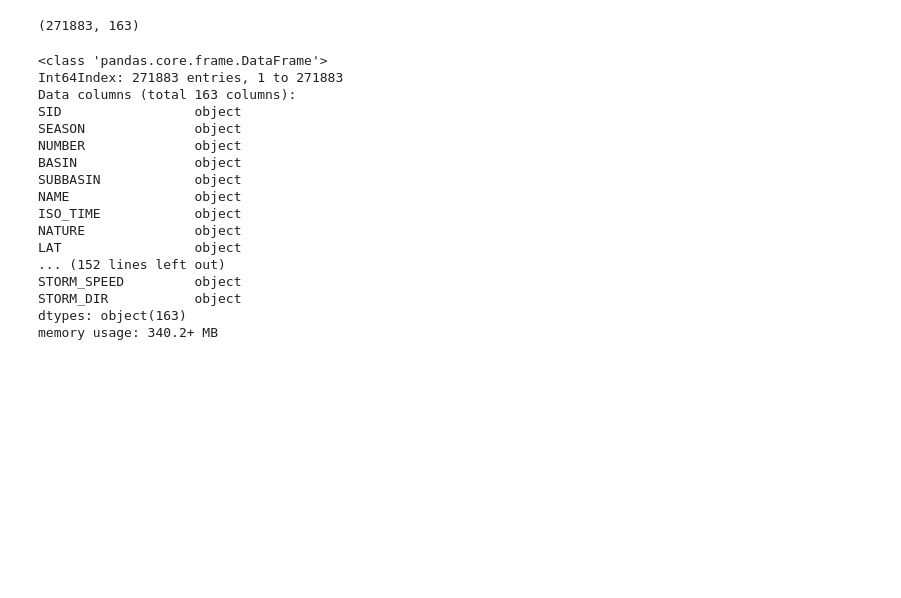
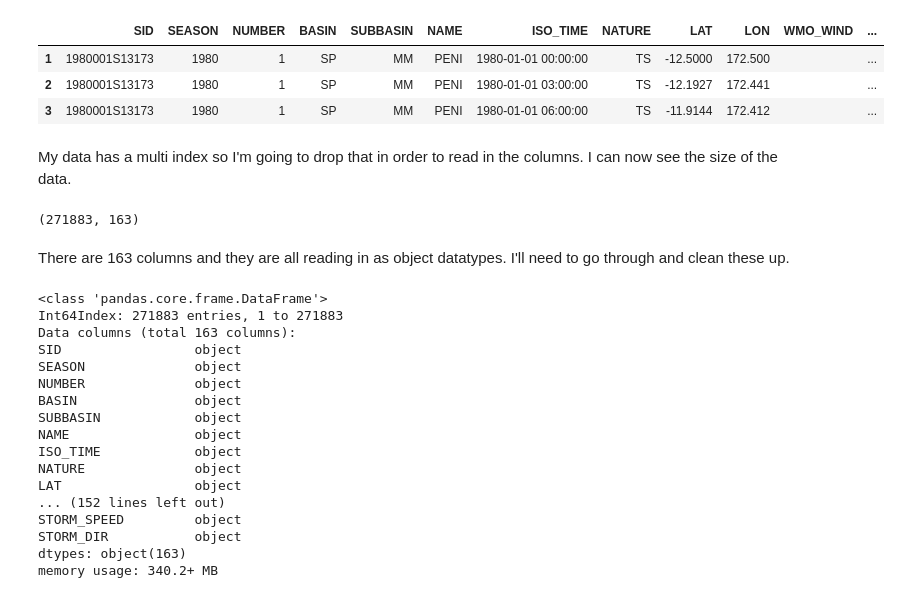
Before and after one commit to christisarv/tropical-storm-classification-project, a Jupyter notebook: Data Exploration; Tropical Storm Classification.ipynb, the cells around one changed output. Saved outputs shown, nothing was run; the diff lists cells and outputs as text; code cells hidden in the pictures; blank space fills up the shorter version.

```diff
--- a/Data Exploration; Tropical Storm Classification.ipynb
+++ b/Data Exploration; Tropical Storm Classification.ipynb
@@ -1,11 +1,23 @@
 # %%
 import pandas as pd
-df = pd.read_csv('data/ibtracs.since1980.list.v04r00.csv', dtype='object')
+df = pd.read_csv('data/ibtracs.since1980.list.v04r00.csv', dtype='object', )
+# %%
+pd.set_option('display.max_columns', None)
+df.head(3)
+# %% [output]
+|  | SID | SEASON | NUMBER | BASIN | SUBBASIN | NAME | ISO_TIME | NATURE | LAT | LON | WMO_WIND | ... |
+| 1 | 1980001S13173 | 1980 | 1 | SP | MM | PENI | 1980-01-01 00:00:00 | TS | -12.5000 | 172.500 |  | ... |
+| 2 | 1980001S13173 | 1980 | 1 | SP | MM | PENI | 1980-01-01 03:00:00 | TS | -12.1927 | 172.441 |  | ... |
+| 3 | 1980001S13173 | 1980 | 1 | SP | MM | PENI | 1980-01-01 06:00:00 | TS | -11.9144 | 172.412 |  | ... |
+# %% [markdown]
+My data has a multi index so I'm going to drop that in order to read in the columns. I can now see the size of the data.
 # %%
 df.drop(index=0, inplace=True)
 df.shape
 # %% [output]
 (271883, 163)
+# %% [markdown]
+There are 163 columns and they are all reading in as object datatypes. I'll need to go through and clean these up.
 # %%
 df.info(verbose=True)
 # %% [output]
```
Also changed, not shown: parts of 26 cells of this notebook.
